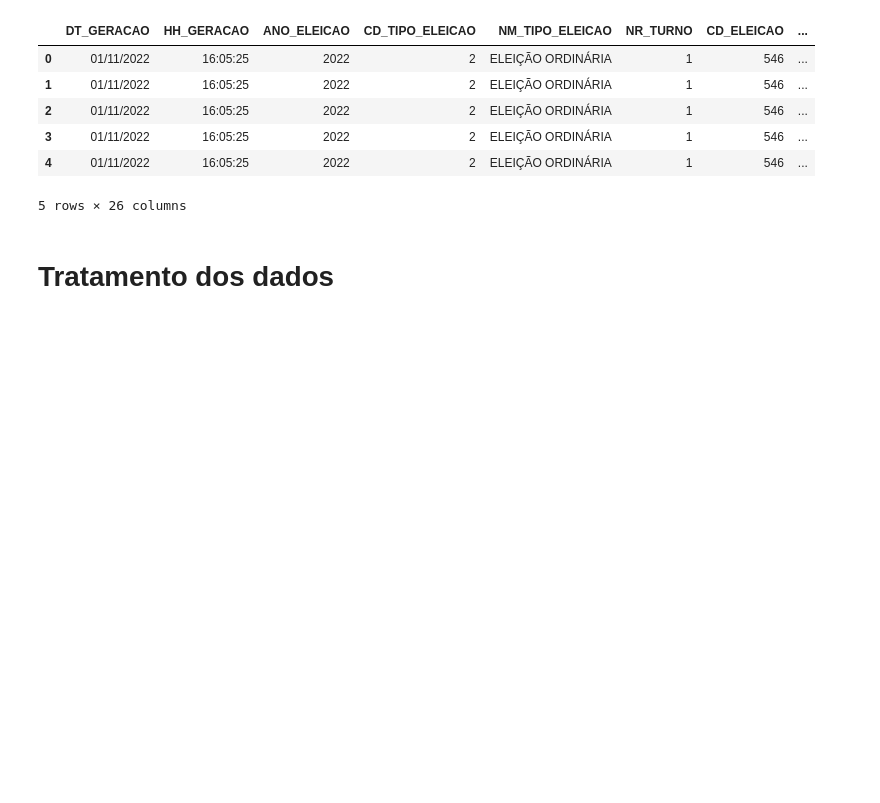
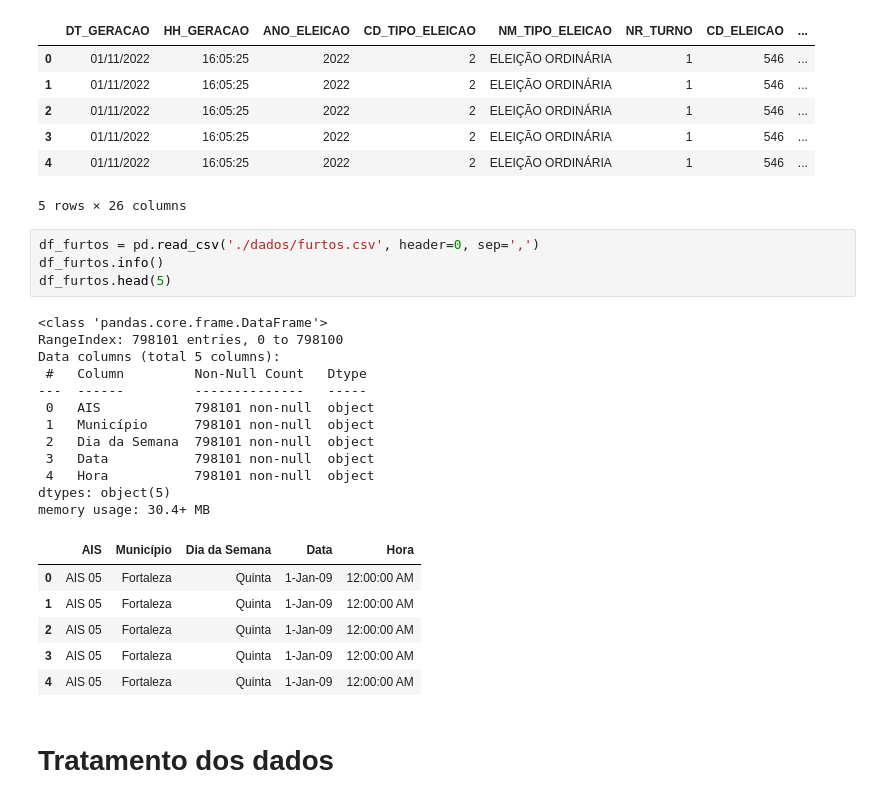
Before and after one commit to JoaoLucas23/BDG, a Jupyter notebook: tratamento_de_dados.ipynb, the cells around one changed output. Saved outputs shown, nothing was run; the diff lists cells and outputs as text; blank space fills up the shorter version.

```diff
--- a/tratamento_de_dados.ipynb
+++ b/tratamento_de_dados.ipynb
@@ -90,6 +90,29 @@ memory usage: 497.9+ MB
 | 3 | 01/11/2022 | 16:05:25 | 2022 | 2 | ELEIÇÃO ORDINÁRIA | 1 | 546 | ... |
 | 4 | 01/11/2022 | 16:05:25 | 2022 | 2 | ELEIÇÃO ORDINÁRIA | 1 | 546 | ... |
 5 rows × 26 columns
+# %%
+df_furtos = pd.read_csv('./dados/furtos.csv', header=0, sep=',')
+df_furtos.info()
+df_furtos.head(5)
+# %% [output]
+<class 'pandas.core.frame.DataFrame'>
+RangeIndex: 798101 entries, 0 to 798100
+Data columns (total 5 columns):
+ #   Column         Non-Null Count   Dtype
+---  ------         --------------   -----
+ 0   AIS            798101 non-null  object
+ 1   Município      798101 non-null  object
+ 2   Dia da Semana  798101 non-null  object
+ 3   Data           798101 non-null  object
+ 4   Hora           798101 non-null  object
+dtypes: object(5)
+memory usage: 30.4+ MB
+|  | AIS | Município | Dia da Semana | Data | Hora |
+| 0 | AIS 05 | Fortaleza | Quinta | 1-Jan-09 | 12:00:00 AM |
+| 1 | AIS 05 | Fortaleza | Quinta | 1-Jan-09 | 12:00:00 AM |
+| 2 | AIS 05 | Fortaleza | Quinta | 1-Jan-09 | 12:00:00 AM |
+| 3 | AIS 05 | Fortaleza | Quinta | 1-Jan-09 | 12:00:00 AM |
+| 4 | AIS 05 | Fortaleza | Quinta | 1-Jan-09 | 12:00:00 AM |
 # %% [markdown]
 # Tratamento dos dados
 # %% [markdown]
```
Also changed, not shown: parts of 15 cells of this notebook.
